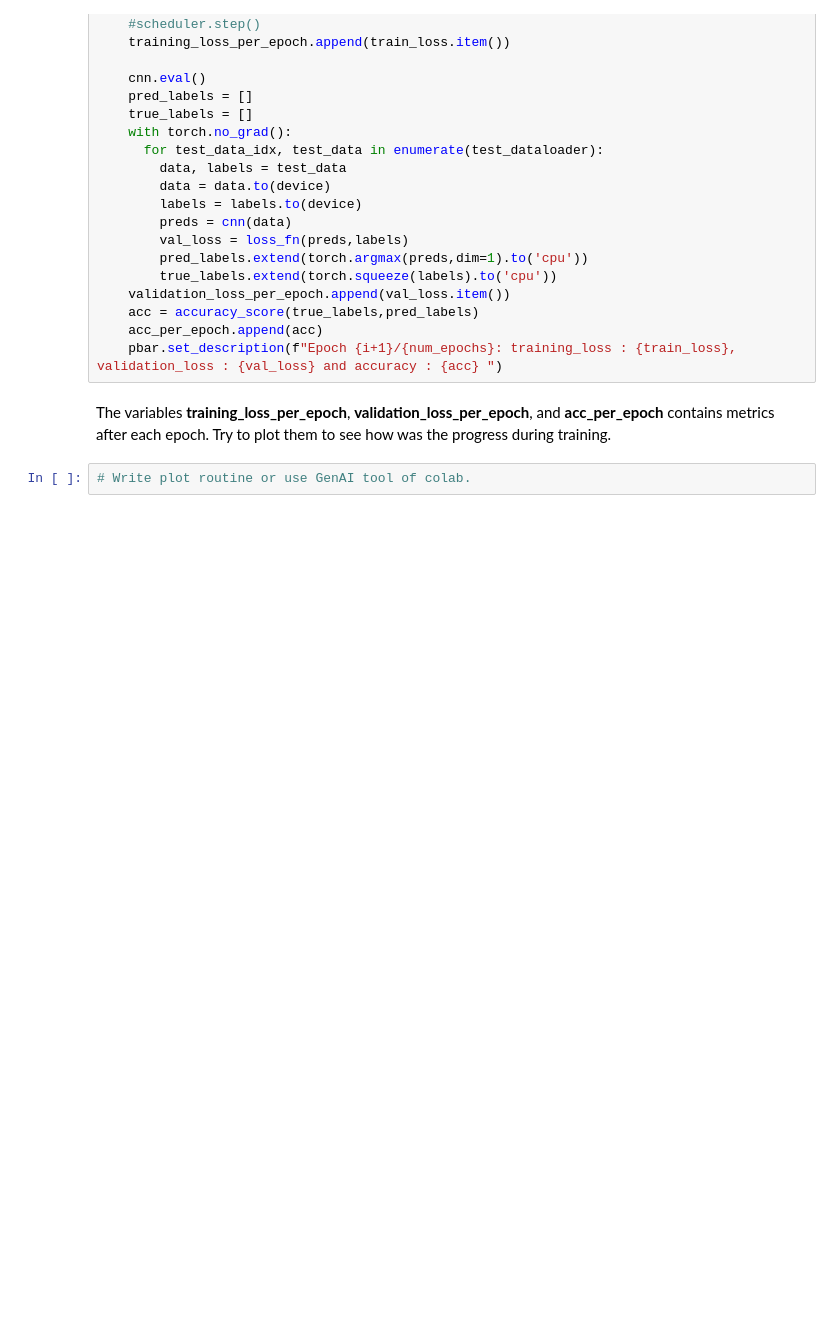
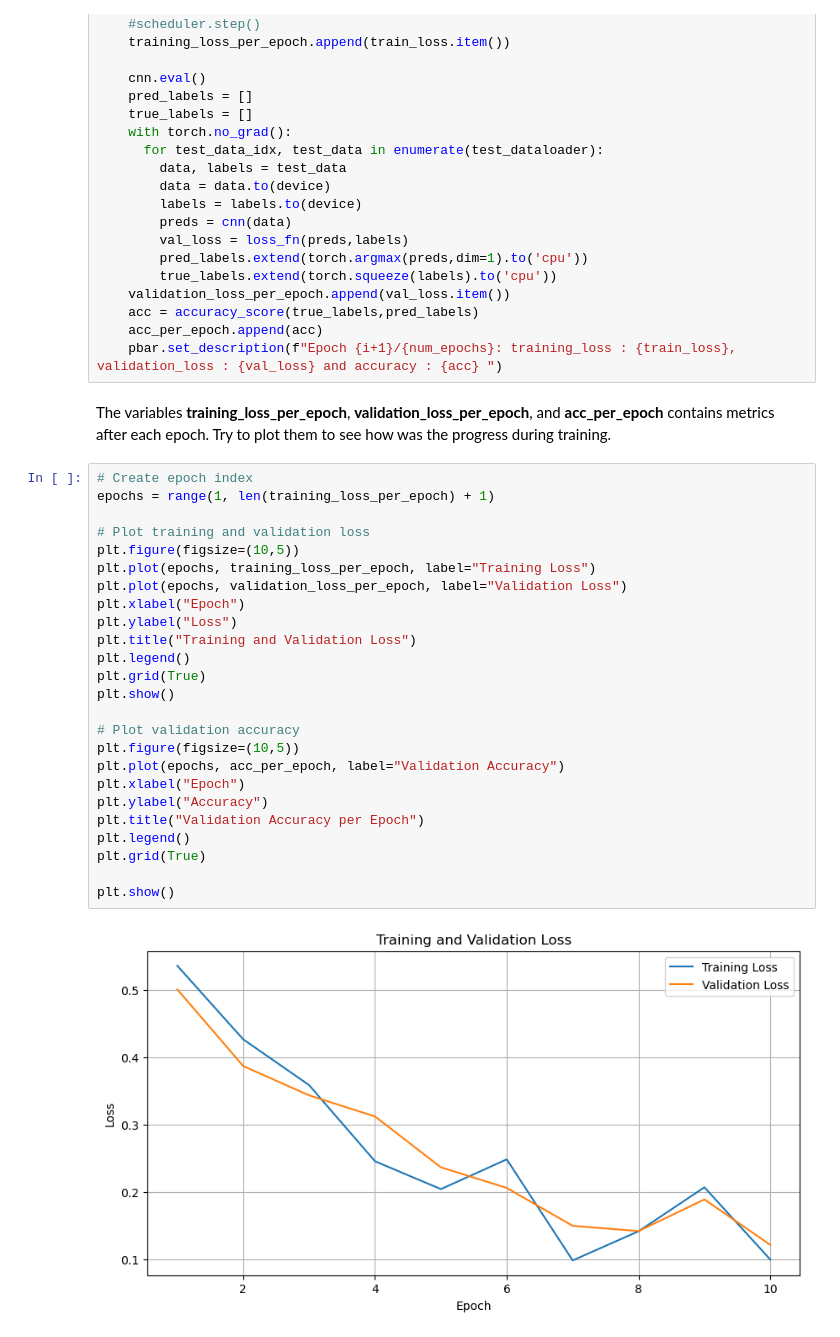
Before and after one commit to Hornston3/remote-sensing-lc, a Jupyter notebook: CNN_classifier_on_remote_sensing_image.ipynb, the cells around one changed output. Cells and saved outputs as stored; diff of their text form; blank space fills up the shorter version.

Commit message:
Add plot routine to plot training loss, validation loss and accuracy per epoch

```diff
--- a/CNN_classifier_on_remote_sensing_image.ipynb
+++ b/CNN_classifier_on_remote_sensing_image.ipynb
@@ -313,5 +405,30 @@ with tqdm(total=num_epochs) as pbar:
     pbar.set_description(f"Epoch {i+1}/{num_epochs}: training_loss : {train_loss}, validation_loss : {val_loss} and accuracy : {acc} ")
 # %% [markdown]
 The variables **training_loss_per_epoch**, **validation_loss_per_epoch**, and **acc_per_epoch** contains metrics after each epoch. Try to plot them to see how was the progress during training.
-# %%
-# Write plot routine or use GenAI tool of colab.
+# %%
+# Create epoch index
+epochs = range(1, len(training_loss_per_epoch) + 1)
+
+# Plot training and validation loss
+plt.figure(figsize=(10,5))
+plt.plot(epochs, training_loss_per_epoch, label="Training Loss")
+plt.plot(epochs, validation_loss_per_epoch, label="Validation Loss")
+plt.xlabel("Epoch")
+plt.ylabel("Loss")
+plt.title("Training and Validation Loss")
+plt.legend()
+plt.grid(True)
+plt.show()
+
+# Plot validation accuracy
+plt.figure(figsize=(10,5))
+plt.plot(epochs, acc_per_epoch, label="Validation Accuracy")
+plt.xlabel("Epoch")
+plt.ylabel("Accuracy")
+plt.title("Validation Accuracy per Epoch")
+plt.legend()
+plt.grid(True)
+
+plt.show()
+# %% [output]
+[figure, added]
```
Also changed, not shown: parts of 11 cells of this notebook, 1 other file.
